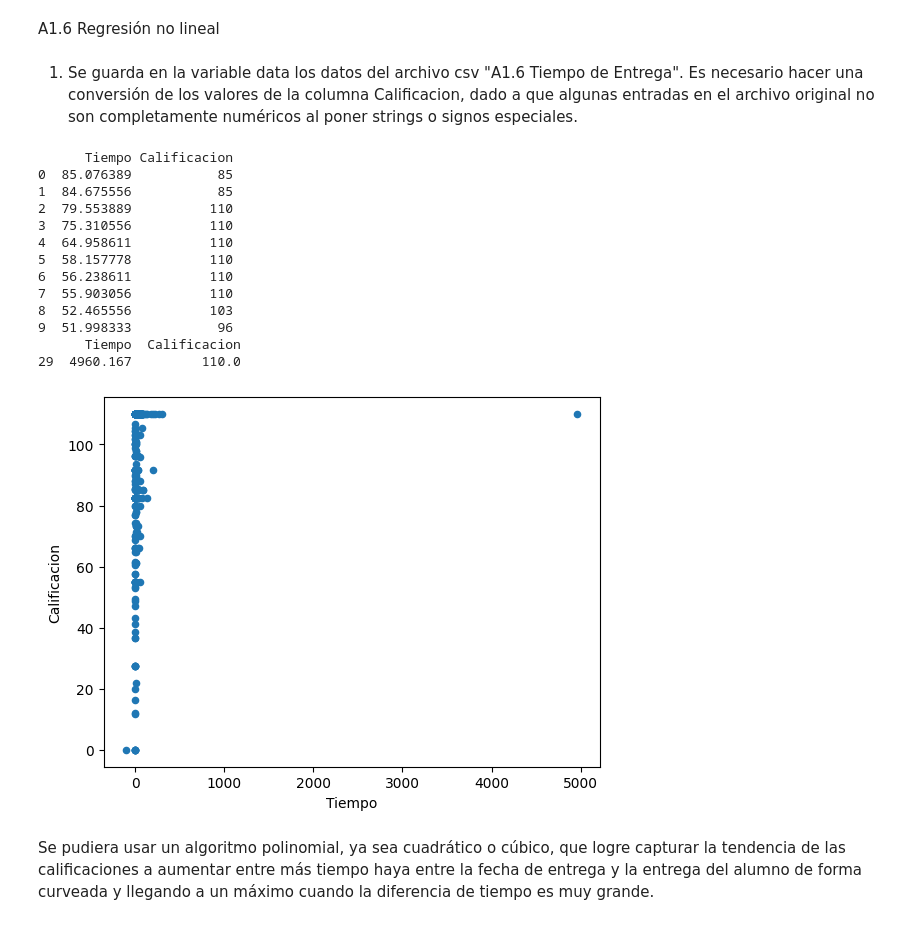
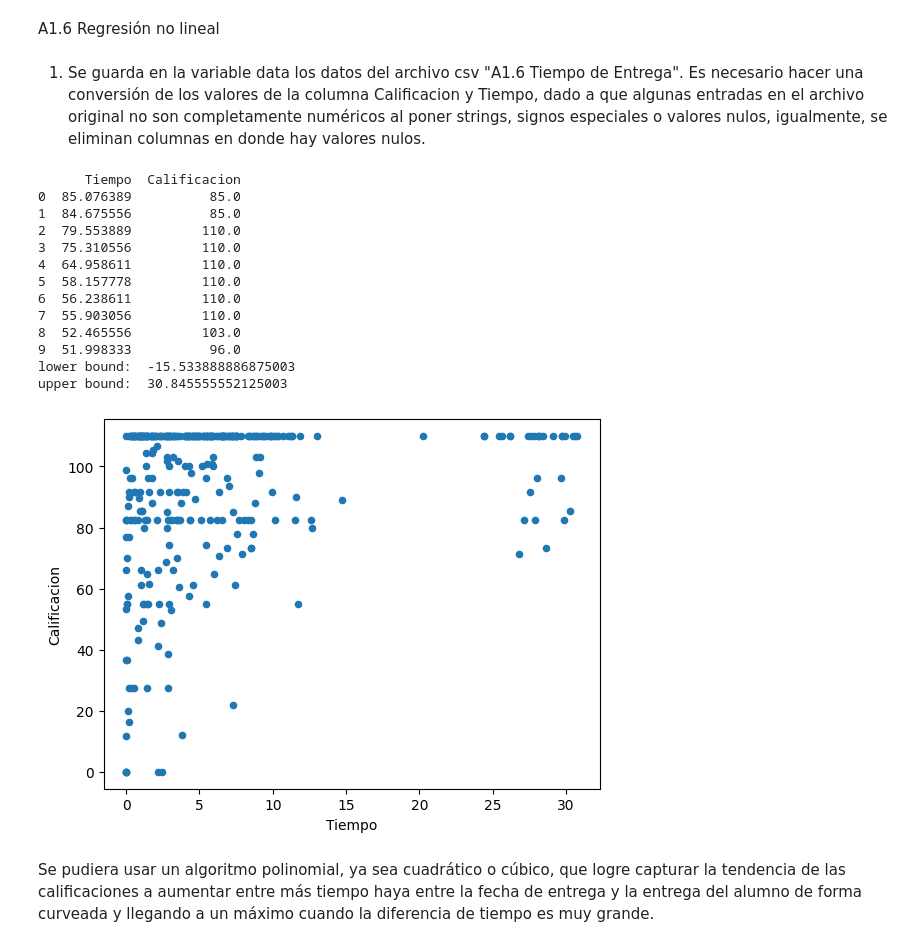
Before and after one commit to joe-chic/inteligencia_artificial_I, a Jupyter notebook: A1.6/A1.6 504065.ipynb, the cells around one changed output. Drawn from its saved outputs; the diff is of its cells as text; code cells hidden in the pictures.

```diff
--- a/A1.6/A1.6 504065.ipynb
+++ b/A1.6/A1.6 504065.ipynb
@@ -12,29 +13,42 @@ import seaborn as sns
 # %% [markdown]
-1. Se guarda en la variable data los datos del archivo csv "A1.6 Tiempo de Entrega". Es necesario hacer una conversión de los valores de la columna Calificacion, dado a que algunas entradas en el archivo original no son completamente numéricos al poner strings o signos especiales.
+1. Se guarda en la variable data los datos del archivo csv "A1.6 Tiempo de Entrega". Es necesario hacer una conversión de los valores de la columna Calificacion y Tiempo, dado a que algunas entradas en el archivo original no son completamente numéricos al poner strings, signos especiales o valores nulos, igualmente, se eliminan columnas en donde hay valores nulos.
-# %%
-data = pd.read_csv("A1.6 Tiempo de Entrega.csv")
-print(data.head(10))
-
-data["Calificacion"] = pd.to_numeric(data["Calificacion"], errors='coerce')
-
-print(data[data["Tiempo"] > 4000])
-data.plot.scatter(x="Tiempo",y="Calificacion")
-plt.show()
-# %% [output]
-      Tiempo Calificacion
-0  85.076389           85
-1  84.675556           85
-2  79.553889          110
-3  75.310556          110
-4  64.958611          110
-5  58.157778          110
-6  56.238611          110
-7  55.903056          110
-8  52.465556          103
-9  51.998333           96
-      Tiempo  Calificacion
-29  4960.167         110.0
-[figure, removed]
+# %%
+data = pd.read_csv("A1.6 Tiempo de Entrega Editado.csv")
+print(data.head(10))
+
+data_cleaned = data.dropna(subset=['Tiempo','Calificacion'])
+
+# Why should the Tukey method be used? It doesn't assume a nomral distribution of data. It is effective for data with with heavy tails.
+Q1 = data_cleaned["Tiempo"].quantile(0.25)
+Q3 = data_cleaned["Tiempo"].quantile(0.75)
+IQR = Q3 - Q1
+
+lower_bound = Q1 - 1.5*IQR
+upper_bound = Q3 + 1.5*IQR
+
+print("lower bound: ", lower_bound)
+print("upper bound: ", upper_bound)
+
+outliers = data_cleaned[ ( data_cleaned["Tiempo"] < lower_bound) | ( data_cleaned["Tiempo"] > upper_bound) ]
+data_cleaned = data_cleaned[ ( data_cleaned["Tiempo"] >= lower_bound) & ( data_cleaned["Tiempo"] <= upper_bound) ]
+
+data_cleaned.plot.scatter(x="Tiempo",y="Calificacion")
+plt.show()
+# %% [output]
+      Tiempo  Calificacion
+0  85.076389          85.0
+1  84.675556          85.0
+2  79.553889         110.0
+3  75.310556         110.0
+4  64.958611         110.0
+5  58.157778         110.0
+6  56.238611         110.0
+7  55.903056         110.0
+8  52.465556         103.0
+9  51.998333          96.0
+lower bound:  -15.533888886875003
+upper bound:  30.845555552125003
+[figure, added]
 # %% [markdown]
 Se pudiera usar un algoritmo polinomial, ya sea cuadrático o cúbico, que logre capturar la tendencia de las calificaciones a aumentar entre más tiempo haya entre la fecha de entrega y la entrega del alumno de forma curveada y llegando a un máximo cuando la diferencia de tiempo es muy grande.
 # %% [markdown]
```
Also changed, not shown: parts of 17 cells of this notebook, 1 other file.
